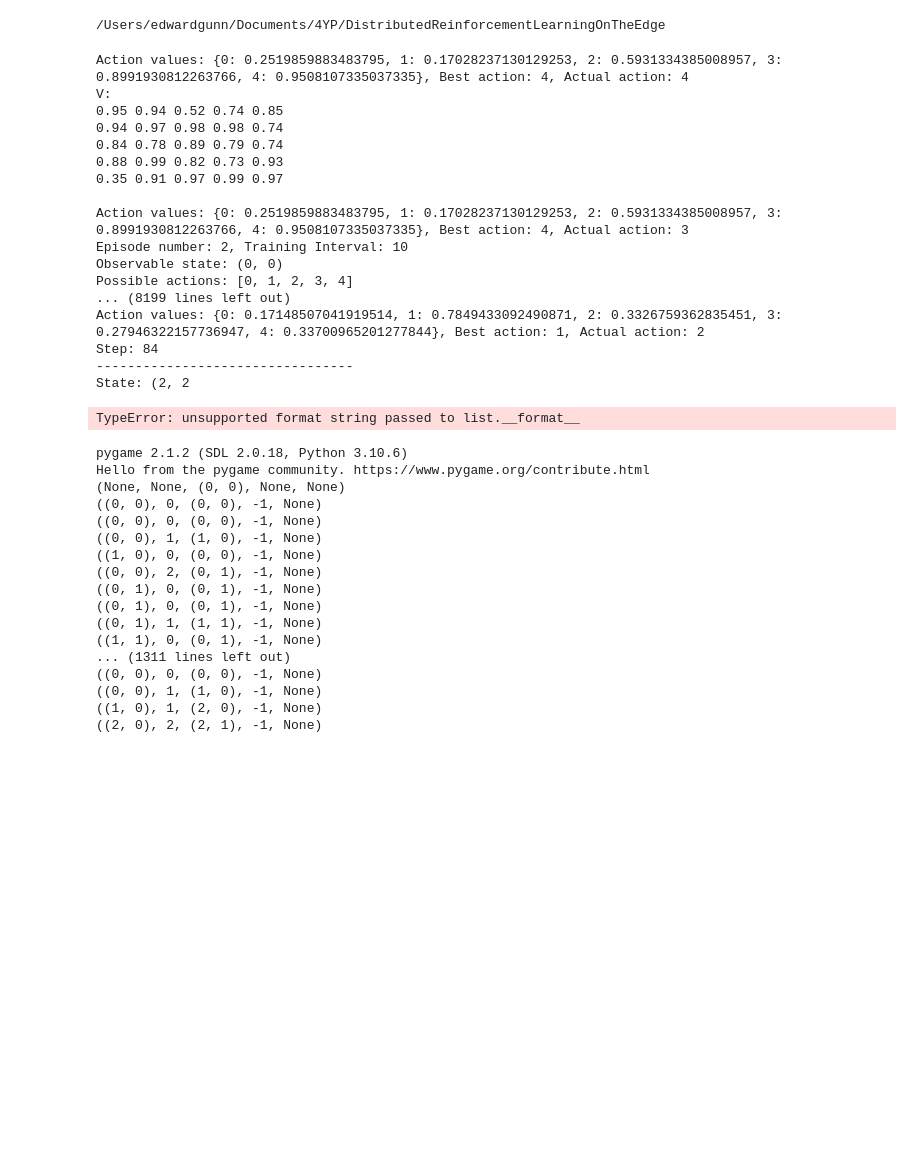
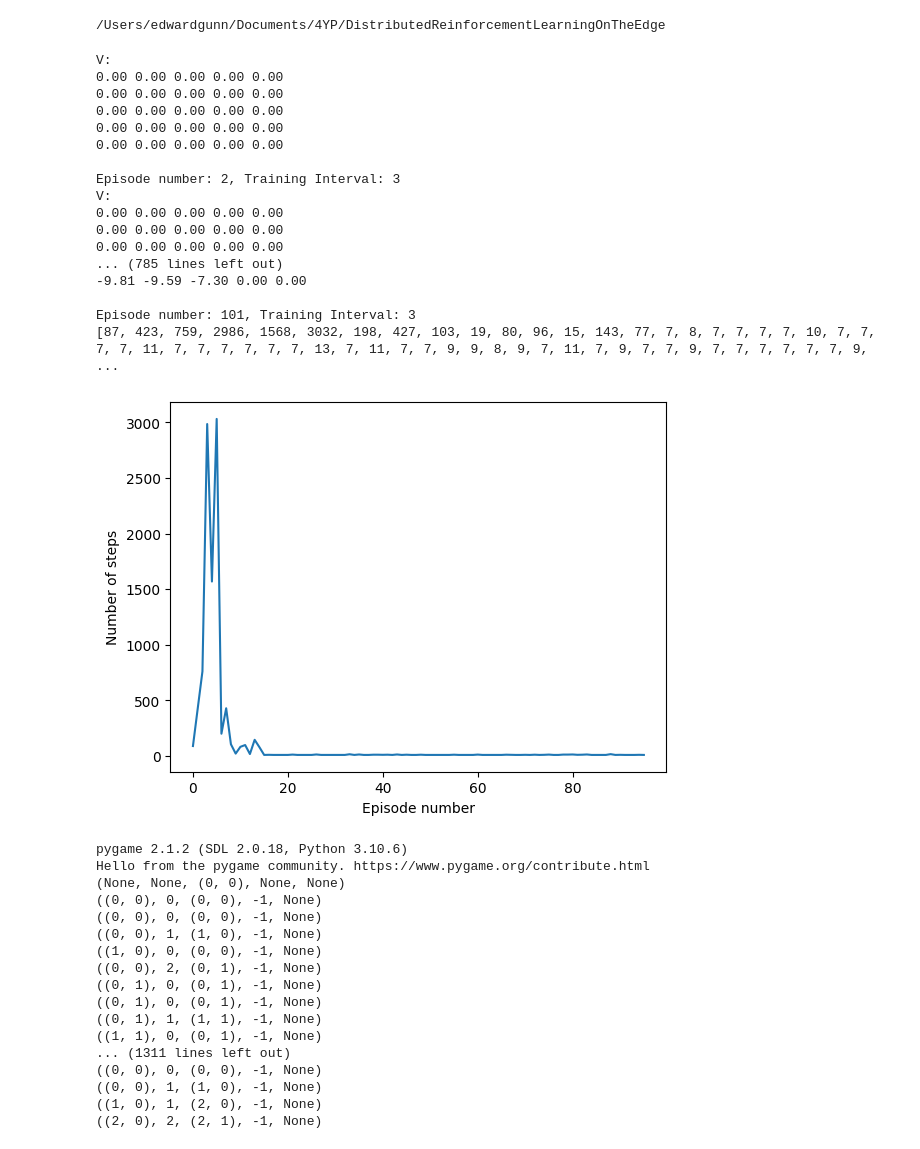
Before and after one commit to edsgunn/DistributedReinforcementLearningOnTheEdge, a Jupyter notebook: SingleAgentTests/Trials/OLOSimpleGrid.ipynb, the cells around one changed output. Saved outputs shown, nothing was run; the diff lists cells and outputs as text; code cells hidden in the pictures; blank space fills up the shorter version.

Commit message:
Fix offline optimiser

```diff
--- a/SingleAgentTests/Trials/OLOSimpleGrid.ipynb
+++ b/SingleAgentTests/Trials/OLOSimpleGrid.ipynb
@@ -7,42 +7,42 @@
 # %%
 from SingleAgentTests.Agents.OfflineLossOptimiser import OfflineLossOptimiser
 from SingleAgentTests.Environments.SimpleGrid import SimpleGrid
 from SingleAgentTests.Universe import Universe
 import matplotlib.pyplot as plt
 gridSize = 5
 terminal = (4,4)
 environment = SimpleGrid(gridSize,gridSize,terminal)
 initailState = environment.getObservableState()
 possibleAction = environment.getPossibleActions()
 allStateActions = environment.getAllPossibleStateActions()
-agent = OfflineLossOptimiser(10, 0.8, 0.1, 0.9, initailState, possibleAction, allStateActions)
+agent = OfflineLossOptimiser(3, 0.1, 0.1, 0.9, initailState, possibleAction, allStateActions)
 universe = Universe(environment, agent)
-universe.trainMany(1000, SimpleGrid, gridSize,gridSize,terminal)
+universe.trainMany(100, SimpleGrid, gridSize,gridSize,terminal)
 stepCounts = [entry[4] for entry in universe.getHistory() if entry[4] is not None]
 print(stepCounts)
 plt.plot(stepCounts)
 plt.xlabel("Episode number")
 plt.ylabel("Number of steps")
 plt.show()
 # %% [output]
-Action values: {0: 0.2519859883483795, 1: 0.17028237130129253, 2: 0.5931334385008957, 3: 0.8991930812263766, 4: 0.9508107335037335}, Best action: 4, Actual action: 4
 V:
-0.95 0.94 0.52 0.74 0.85
-0.94 0.97 0.98 0.98 0.74
-0.84 0.78 0.89 0.79 0.74
-0.88 0.99 0.82 0.73 0.93
-0.35 0.91 0.97 0.99 0.97
+0.00 0.00 0.00 0.00 0.00
+0.00 0.00 0.00 0.00 0.00
+0.00 0.00 0.00 0.00 0.00
+0.00 0.00 0.00 0.00 0.00
+0.00 0.00 0.00 0.00 0.00
 
-Action values: {0: 0.2519859883483795, 1: 0.17028237130129253, 2: 0.5931334385008957, 3: 0.8991930812263766, 4: 0.9508107335037335}, Best action: 4, Actual action: 3
-Episode number: 2, Training Interval: 10
-Observable state: (0, 0)
-Possible actions: [0, 1, 2, 3, 4]
-... (8199 lines left out)
-Action values: {0: 0.17148507041919514, 1: 0.7849433092490871, 2: 0.3326759362835451, 3: 0.27946322157736947, 4: 0.33700965201277844}, Best action: 1, Actual action: 2
-Step: 84
----------------------------------
-State: (2, 2
+Episode number: 2, Training Interval: 3
+V:
+0.00 0.00 0.00 0.00 0.00
+0.00 0.00 0.00 0.00 0.00
+0.00 0.00 0.00 0.00 0.00
+... (785 lines left out)
+-9.81 -9.59 -7.30 0.00 0.00
+
+Episode number: 101, Training Interval: 3
+[87, 423, 759, 2986, 1568, 3032, 198, 427, 103, 19, 80, 96, 15, 143, 77, 7, 8, 7, 7, 7, 7, 10, 7, 7, 7, 7, 11, 7, 7, 7, 7, 7, 7, 13, 7, 11, 7, 7, 9, 9, 8, 9, 7, 11, 7, 9, 7, 7, 9, 7, 7, 7, 7, 7, 7, 9, ...
-TypeError: unsupported format string passed to list.__format__
+[figure, added]
 # %%
 import pygame
 import time
```
Also changed, not shown: 2 other files.
